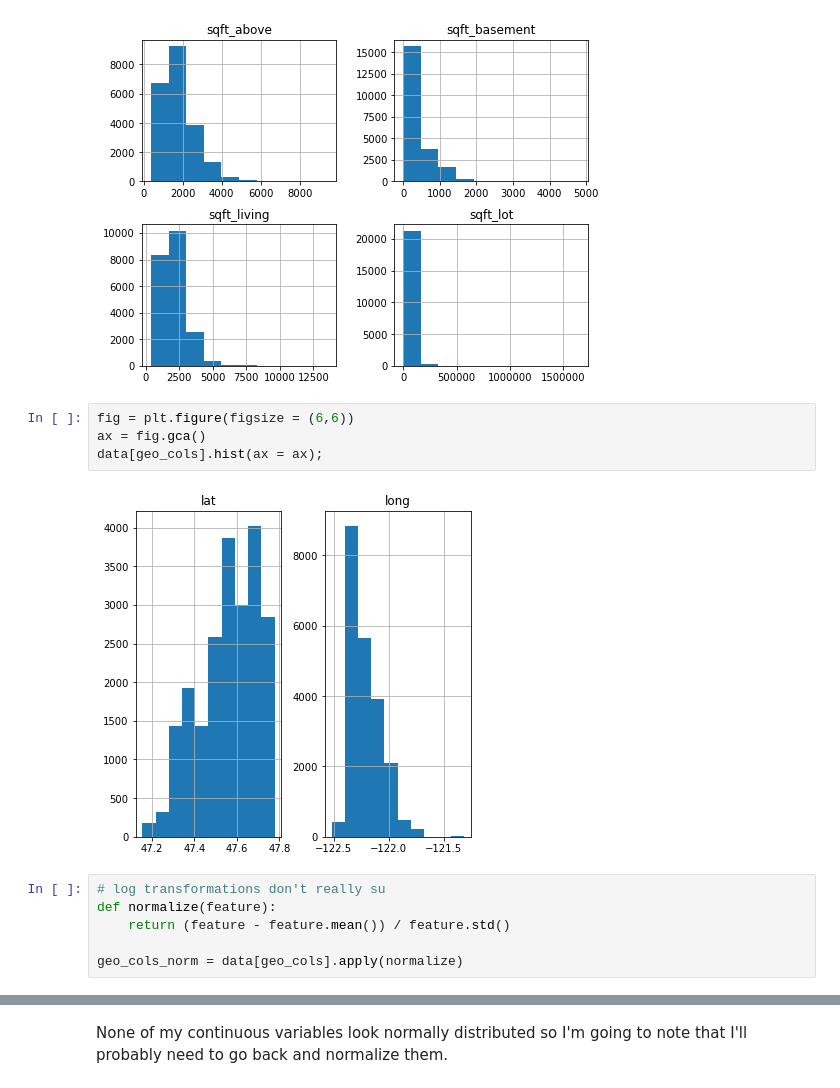
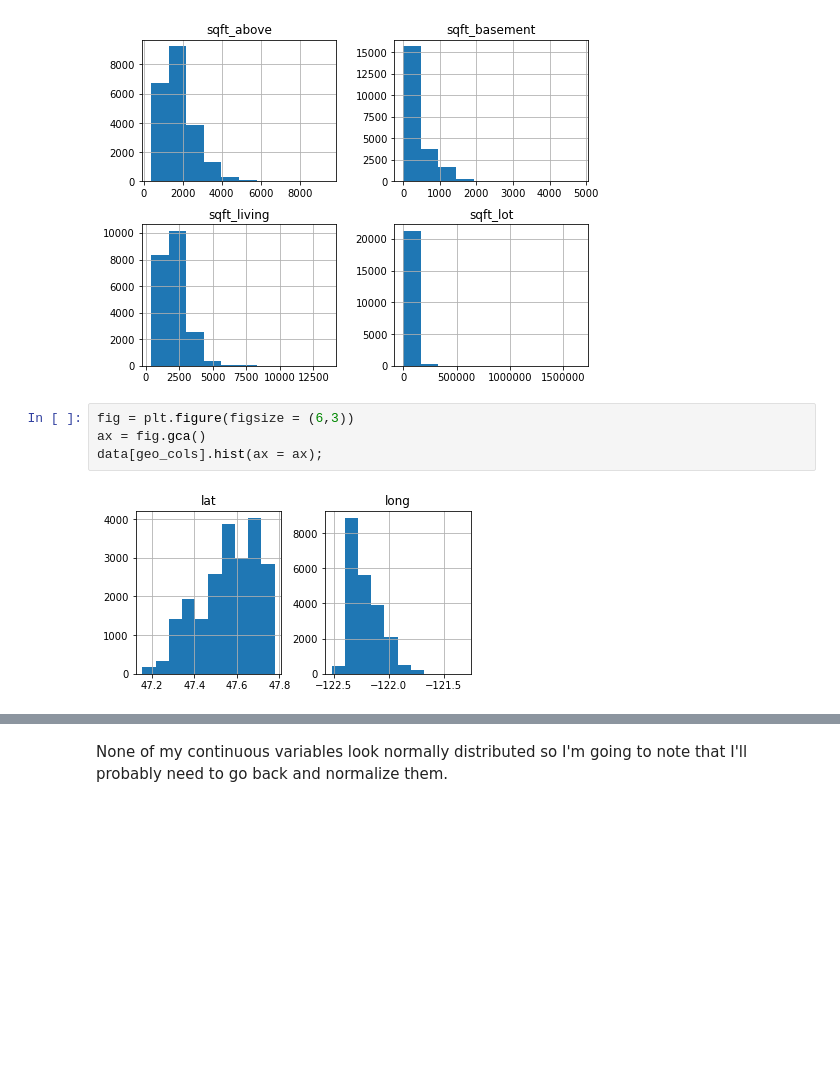
Before and after one commit to christisarv/linear-modeling-house-prices, a Jupyter notebook: Phase 2 Project Scratch Notebook.ipynb, the cells around one changed output, grey strips where cells are left out. Saved outputs shown, nothing was run; the diff lists cells and outputs as text; blank space fills up the shorter version.

```diff
--- a/Phase 2 Project Scratch Notebook.ipynb
+++ b/Phase 2 Project Scratch Notebook.ipynb
@@ -76,14 +80,8 @@ data[con_cols].hist(ax = ax);
 # %% [output]
 [figure]
 # %%
-fig = plt.figure(figsize = (6,6))
+fig = plt.figure(figsize = (6,3))
 ax = fig.gca()
 data[geo_cols].hist(ax = ax);
 # %% [output]
-[figure, old version]
+[figure, new version]
-# %%
-# log transformations don't really su
-def normalize(feature):
-    return (feature - feature.mean()) / feature.std()
-
-geo_cols_norm = data[geo_cols].apply(normalize)
```
Also changed, not shown: parts of 38 cells of this notebook, 1 other file.
